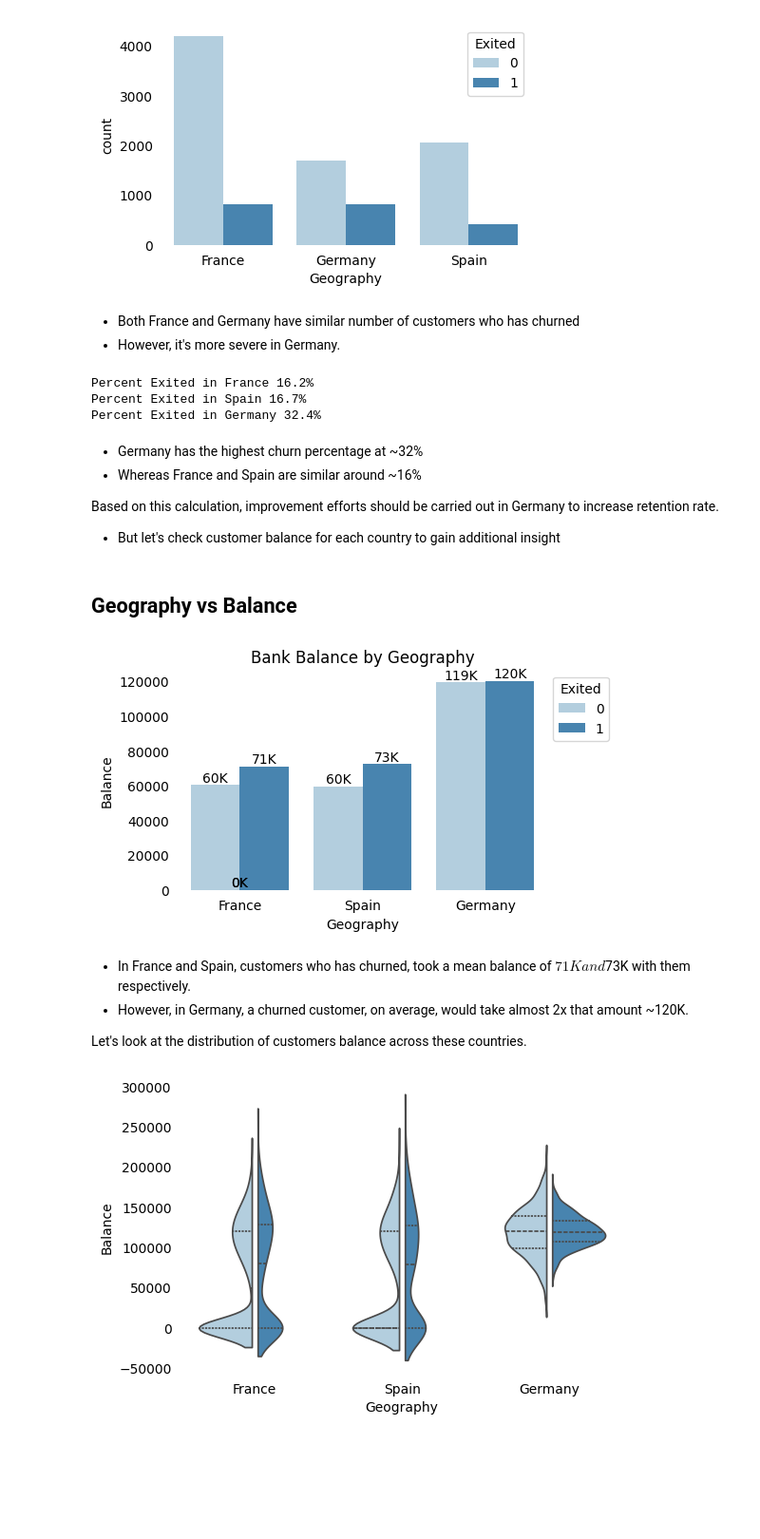
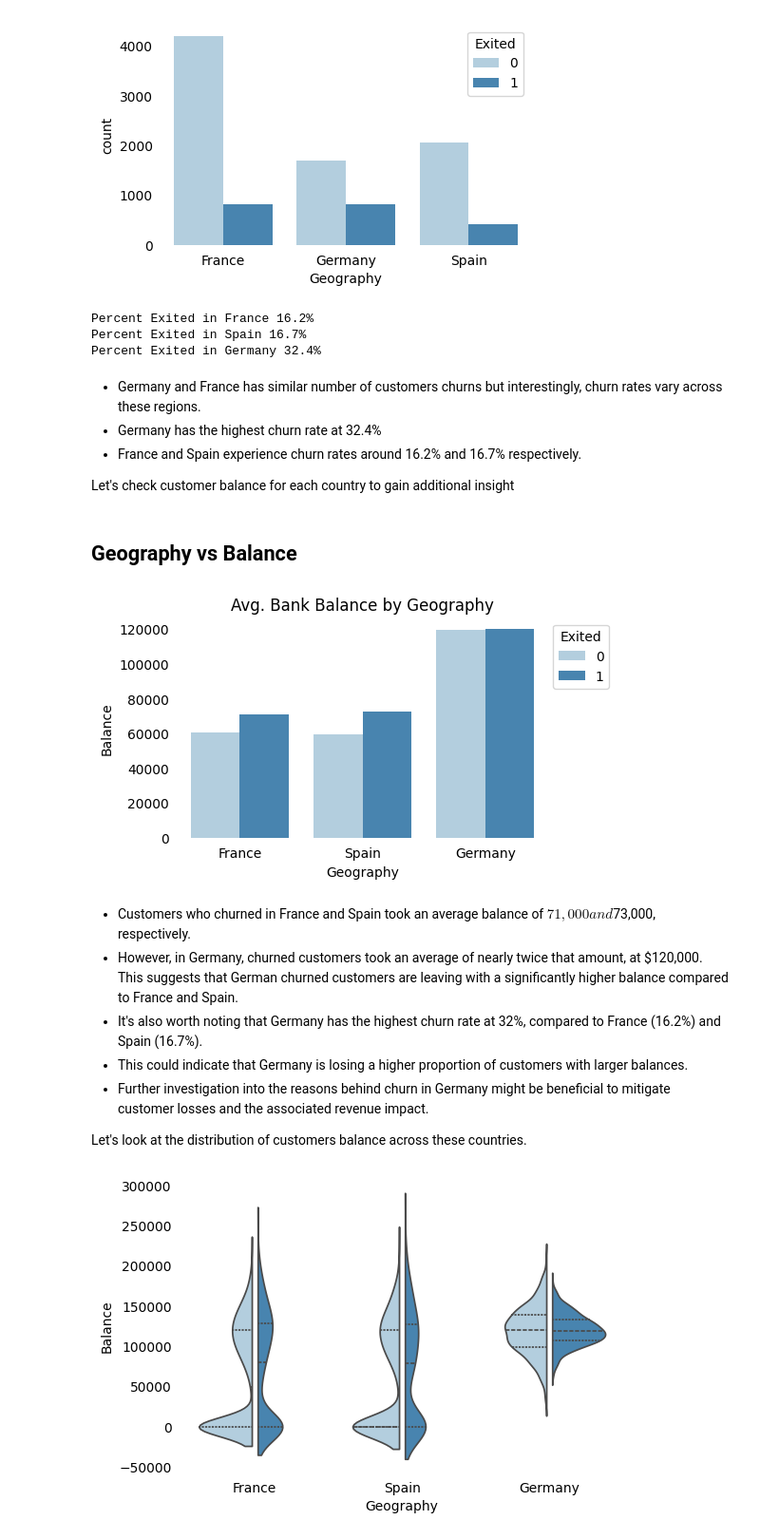
Before and after one commit to aprilhong/bankchurn, a Jupyter notebook: bankchurn.ipynb, the cells around one changed output. Shown at 95% size. Drawn from its saved outputs; the diff is of its cells as text; code cells hidden in the pictures; blank space fills up the shorter version.

```diff
--- a/bankchurn.ipynb
+++ b/bankchurn.ipynb
@@ -629,9 +634,6 @@ ax.tick_params(left=False, bottom=False) # Remove ticks
 sns.despine(left=True, bottom=True) # Remove borders borders
 # %% [output]
 [figure]
-# %% [markdown]
-- Both France and Germany have similar number of customers who has churned
-- However, it's more severe in Germany.
 # %%
 # Calculate churn rate for each country
 countries = df['Geography'].unique().tolist()
@@ -646,42 +648,32 @@ Percent Exited in France 16.2%
 Percent Exited in Spain 16.7%
 Percent Exited in Germany 32.4%
 # %% [markdown]
-- Germany has the highest churn percentage at ~32%
-- Whereas France and Spain are similar around ~16%
+- Germany and France has similar number of customers churns but interestingly, churn rates vary across these regions.
+- Germany has the highest churn rate at 32.4%
+- France and Spain experience churn rates around 16.2% and 16.7% respectively.
 
-Based on this calculation, improvement efforts should be carried out in Germany to increase retention rate.
-
-- But let's check customer balance for each country to gain additional insight
+Let's check customer balance for each country to gain additional insight
 # %% [markdown]
 ## Geography vs Balance
 # %%
 fig = plt.figure(figsize=(5,3))
 
 # Creat bar graph
-plt.title('Bank Balance by Geography', fontsize='12', loc="center")
+plt.title('Avg. Bank Balance by Geography', fontsize='12', loc="center")
 ax = sns.barplot(x=df['Geography'], y=df['Balance'], hue=df['Exited'], palette='Blues', errorbar=None)
 sns.move_legend(ax, "upper left", bbox_to_anchor=(1, 1)) # legend location
 sns.despine(left=True, bottom=True) # Remove borders
 ax.tick_params(left=False, bottom=False) # Remove ticks
-
-# Loop through bars and add  labels
-
-for patch in ax.patches:
-    height = patch.get_height()
-    label = f'{height/1000:.0f}K'
-
-    # Place the label at the top center of the bar
-    x = patch.get_x() + patch.get_width() / 2
-    y = patch.get_height()   # Adjust y position for better placement
-
-    ax.text(x, y, label, ha='center', va='bottom')
 # %% [output]
-[figure, old version]
+[figure, new version]
-# %% [markdown]
-- In France and Spain, customers who has churned, took a mean balance of $71K and $73K with them respectively.
-- However, in Germany, a churned customer, on average, would take almost 2x that amount ~120K.
-
-Let's look at the distribution of customers balance across these countries.
+# %% [markdown]
+- Customers who churned in France and Spain took an average balance of $71,000 and $73,000, respectively.
+- However, in Germany, churned customers took an average of nearly twice that amount, at $120,000. This suggests that German churned customers are leaving with a significantly higher balance compared to France and Spain.
+- It's also worth noting that Germany has the highest churn rate at 32%, compared to France (16.2%) and Spain (16.7%).
+- This could indicate that Germany is losing a higher proportion of customers with larger balances.
+- Further investigation into the reasons behind churn in Germany might be beneficial to mitigate customer losses and the associated revenue impact.
+
+Let's look at the distribution of customers balance across these countries.
 # %%
 # Create violinplot showing distributions bank balance by geography, comparing customers who stayed versus those who left
 fig = plt.figure(figsize=(6,4))
```
Also changed, not shown: parts of 55 cells of this notebook.
